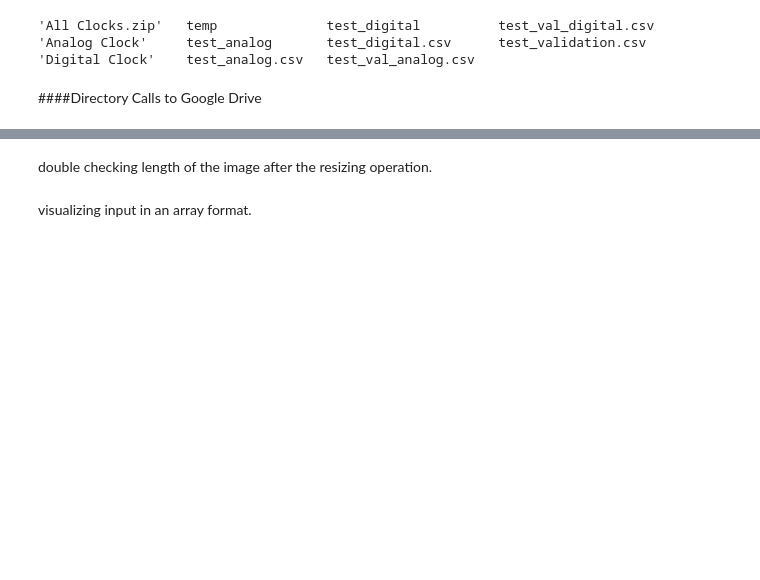
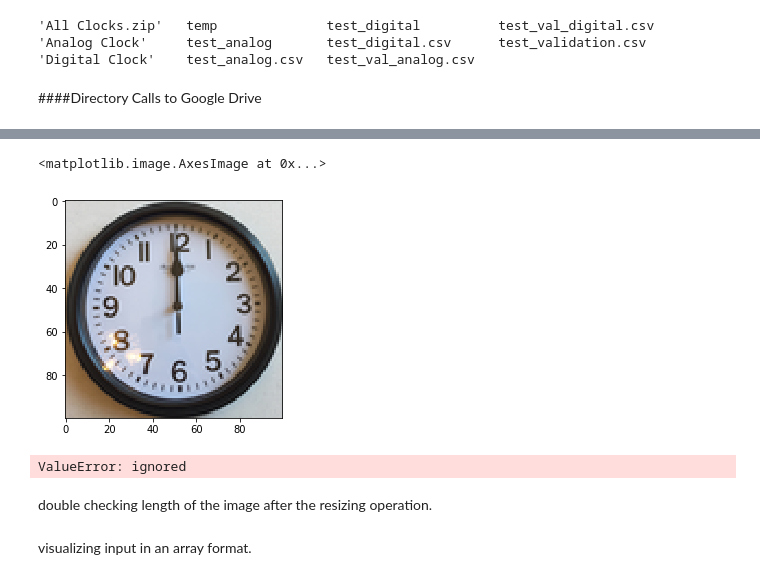
Before and after one commit to pkong0414/Deep-Learning-Projects, a Jupyter notebook: Copy_of_clockAI.ipynb, the cells around one changed output, grey strips where cells are left out. Drawn from its saved outputs; the diff is of its cells as text; code cells hidden in the pictures; blank space fills up the shorter version.

```diff
--- a/Copy_of_clockAI.ipynb
+++ b/Copy_of_clockAI.ipynb
@@ -257,0 +246,12 @@ print( Y_output[ 0, : ] )
+# %%
+i = 0
+plt.figure(figsize=(8,8))
+for n,image in enumerate( image_a_path.take(2)):
+  plt.subplot(2,2,n+1)
+  plt.imshow(image)
+  plt.grid(True)
+  plt.xticks([])
+  plt.yticks([])
+  plt.show()
+
+print(image_a_path)
@@ -273,8 +340,12 @@ plt.figure()
 # %%
 
 img_a = []
 image_a = []
 for images in image_analog:
   img_a = Image.open(images)
   image_a.append( img_a.resize( ( 100, 100 ), Image.ANTIALIAS) )
+  image /= 255.0
 plt.imshow( image_a[0] )
+# %% [output]
+<matplotlib.image.AxesImage at 0x...>
+[figure, added]
@@ -283,3 +352,7 @@ print( len( image_a ) )
+# %%
+image_b = preprocess_image(image_a[0])
+# %% [output]
+ValueError: ignored
 # %% [markdown]
 double checking length of the image after the resizing operation.
 # %%
```
Also changed, not shown: parts of 10 cells of this notebook.
